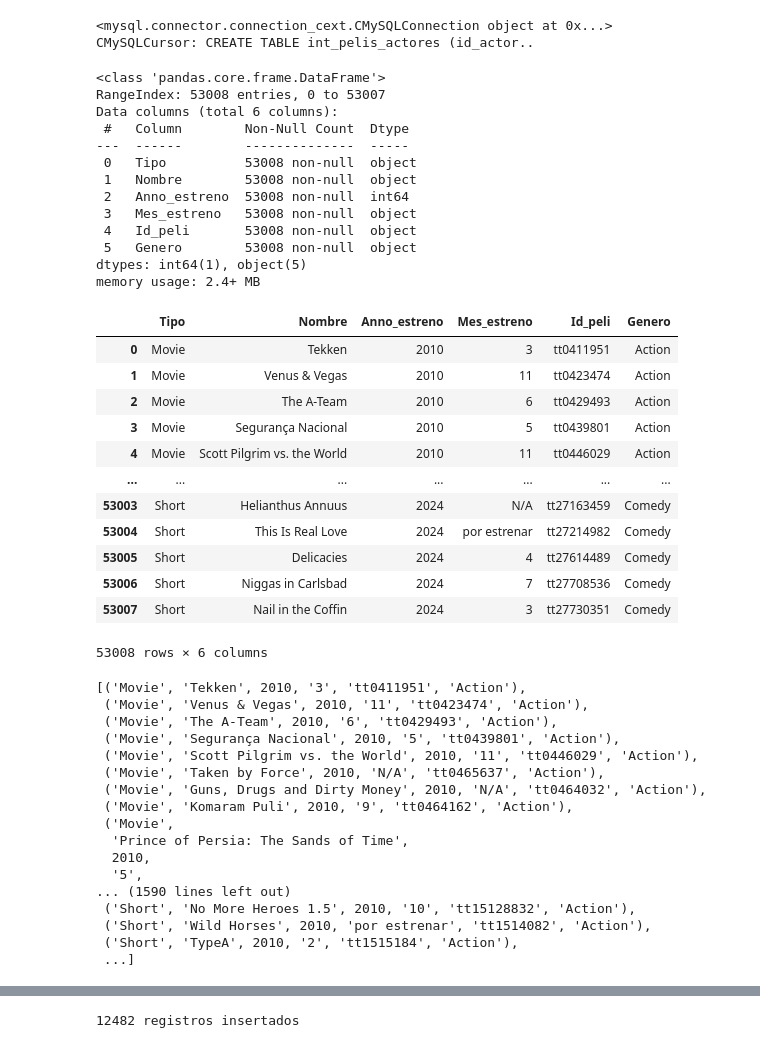
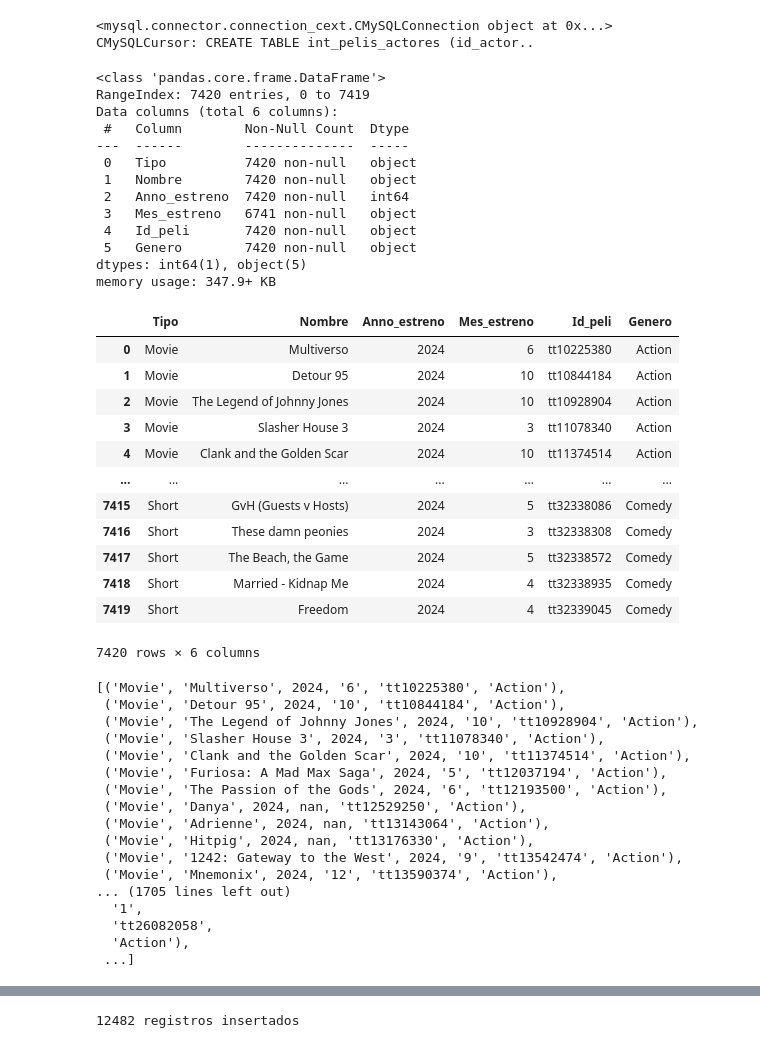
Before and after one commit to fernandaMarti/Proyecto-da-promo-H-modulo-2-team1-cine_freaks, a Jupyter notebook: Manejo_de_ficheros.ipynb, the cells around one changed output, grey strips where cells are left out. Drawn from its saved outputs; the diff is of its cells as text; code cells hidden in the pictures.

```diff
--- a/Manejo_de_ficheros.ipynb
+++ b/Manejo_de_ficheros.ipynb
@@ -100,59 +100,59 @@ cnx.close()
 <mysql.connector.connection_cext.CMySQLConnection object at 0x...>
 CMySQLCursor: CREATE TABLE int_pelis_actores (id_actor..
 # %%
-url ="https://raw.githubusercontent.com/fernandaMarti/Proyecto-da-promo-H-modulo-2-team1-cine_freaks/main/Fase1.csv"
+url ="https://raw.githubusercontent.com/fernandaMarti/Proyecto-da-promo-H-modulo-2-team1-cine_freaks/main/Fase1_2010_to_2024.csv"
 data_pelis =pd.read_csv(url)
 # Reemplazar valores nan con un valor predeterminado (por ejemplo, 'N/A')
-data_pelis.fillna('N/A', inplace=True)
-data_pelis['Mes_estreno'].fillna('N/A', inplace=True)
+#data_pelis.fillna('N/A', inplace=True)
+#data_pelis['Mes_estreno'].fillna('N/A', inplace=True)
 data_pelis.info()
 data_pelis
 # %% [output]
 <class 'pandas.core.frame.DataFrame'>
-RangeIndex: 53008 entries, 0 to 53007
+RangeIndex: 7420 entries, 0 to 7419
 Data columns (total 6 columns):
  #   Column        Non-Null Count  Dtype
 ---  ------        --------------  -----
- 0   Tipo          53008 non-null  object
- 1   Nombre        53008 non-null  object
- 2   Anno_estreno  53008 non-null  int64
- 3   Mes_estreno   53008 non-null  object
- 4   Id_peli       53008 non-null  object
- 5   Genero        53008 non-null  object
+ 0   Tipo          7420 non-null   object
+ 1   Nombre        7420 non-null   object
+ 2   Anno_estreno  7420 non-null   int64
+ 3   Mes_estreno   6741 non-null   object
+ 4   Id_peli       7420 non-null   object
+ 5   Genero        7420 non-null   object
 dtypes: int64(1), object(5)
-memory usage: 2.4+ MB
+memory usage: 347.9+ KB
 |  | Tipo | Nombre | Anno_estreno | Mes_estreno | Id_peli | Genero |
-| 0 | Movie | Tekken | 2010 | 3 | tt0411951 | Action |
-| 1 | Movie | Venus & Vegas | 2010 | 11 | tt0423474 | Action |
-| 2 | Movie | The A-Team | 2010 | 6 | tt0429493 | Action |
-| 3 | Movie | Segurança Nacional | 2010 | 5 | tt0439801 | Action |
-| 4 | Movie | Scott Pilgrim vs. the World | 2010 | 11 | tt0446029 | Action |
+| 0 | Movie | Multiverso | 2024 | 6 | tt10225380 | Action |
+| 1 | Movie | Detour 95 | 2024 | 10 | tt10844184 | Action |
+| 2 | Movie | The Legend of Johnny Jones | 2024 | 10 | tt10928904 | Action |
+| 3 | Movie | Slasher House 3 | 2024 | 3 | tt11078340 | Action |
+| 4 | Movie | Clank and the Golden Scar | 2024 | 10 | tt11374514 | Action |
 | ... | ... | ... | ... | ... | ... | ... |
-| 53003 | Short | Helianthus Annuus | 2024 | N/A | tt27163459 | Comedy |
-| 53004 | Short | This Is Real Love | 2024 | por estrenar | tt27214982 | Comedy |
-| 53005 | Short | Delicacies | 2024 | 4 | tt27614489 | Comedy |
-| 53006 | Short | Niggas in Carlsbad | 2024 | 7 | tt27708536 | Comedy |
-| 53007 | Short | Nail in the Coffin | 2024 | 3 | tt27730351 | Comedy |
+| 7415 | Short | GvH (Guests v Hosts) | 2024 | 5 | tt32338086 | Comedy |
+| 7416 | Short | These damn peonies | 2024 | 3 | tt32338308 | Comedy |
+| 7417 | Short | The Beach, the Game | 2024 | 5 | tt32338572 | Comedy |
+| 7418 | Short | Married - Kidnap Me | 2024 | 4 | tt32338935 | Comedy |
+| 7419 | Short | Freedom | 2024 | 4 | tt32339045 | Comedy |
-53008 rows × 6 columns
+7420 rows × 6 columns
 # %%
 lista_pelis=[tuple(i) for i in data_pelis.values]
 lista_pelis
 # %% [output]
-[('Movie', 'Tekken', 2010, '3', 'tt0411951', 'Action'),
- ('Movie', 'Venus & Vegas', 2010, '11', 'tt0423474', 'Action'),
- ('Movie', 'The A-Team', 2010, '6', 'tt0429493', 'Action'),
- ('Movie', 'Segurança Nacional', 2010, '5', 'tt0439801', 'Action'),
- ('Movie', 'Scott Pilgrim vs. the World', 2010, '11', 'tt0446029', 'Action'),
- ('Movie', 'Taken by Force', 2010, 'N/A', 'tt0465637', 'Action'),
- ('Movie', 'Guns, Drugs and Dirty Money', 2010, 'N/A', 'tt0464032', 'Action'),
- ('Movie', 'Komaram Puli', 2010, '9', 'tt0464162', 'Action'),
- ('Movie',
-  'Prince of Persia: The Sands of Time',
-  2010,
-  '5',
-... (1590 lines left out)
- ('Short', 'No More Heroes 1.5', 2010, '10', 'tt15128832', 'Action'),
- ('Short', 'Wild Horses', 2010, 'por estrenar', 'tt1514082', 'Action'),
- ('Short', 'TypeA', 2010, '2', 'tt1515184', 'Action'),
+[('Movie', 'Multiverso', 2024, '6', 'tt10225380', 'Action'),
+ ('Movie', 'Detour 95', 2024, '10', 'tt10844184', 'Action'),
+ ('Movie', 'The Legend of Johnny Jones', 2024, '10', 'tt10928904', 'Action'),
+ ('Movie', 'Slasher House 3', 2024, '3', 'tt11078340', 'Action'),
+ ('Movie', 'Clank and the Golden Scar', 2024, '10', 'tt11374514', 'Action'),
+ ('Movie', 'Furiosa: A Mad Max Saga', 2024, '5', 'tt12037194', 'Action'),
+ ('Movie', 'The Passion of the Gods', 2024, '6', 'tt12193500', 'Action'),
+ ('Movie', 'Danya', 2024, nan, 'tt12529250', 'Action'),
+ ('Movie', 'Adrienne', 2024, nan, 'tt13143064', 'Action'),
+ ('Movie', 'Hitpig', 2024, nan, 'tt13176330', 'Action'),
+ ('Movie', '1242: Gateway to the West', 2024, '9', 'tt13542474', 'Action'),
+ ('Movie', 'Mnemonix', 2024, '12', 'tt13590374', 'Action'),
+... (1705 lines left out)
+  '1',
+  'tt26082058',
+  'Action'),
  ...]
 # %%
```
Also changed, not shown: parts of 2 cells of this notebook.
